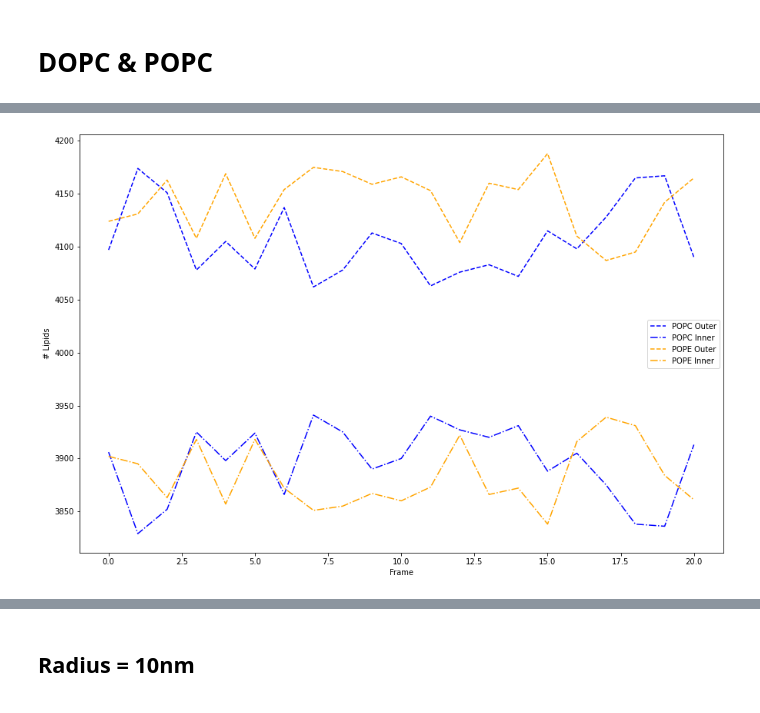
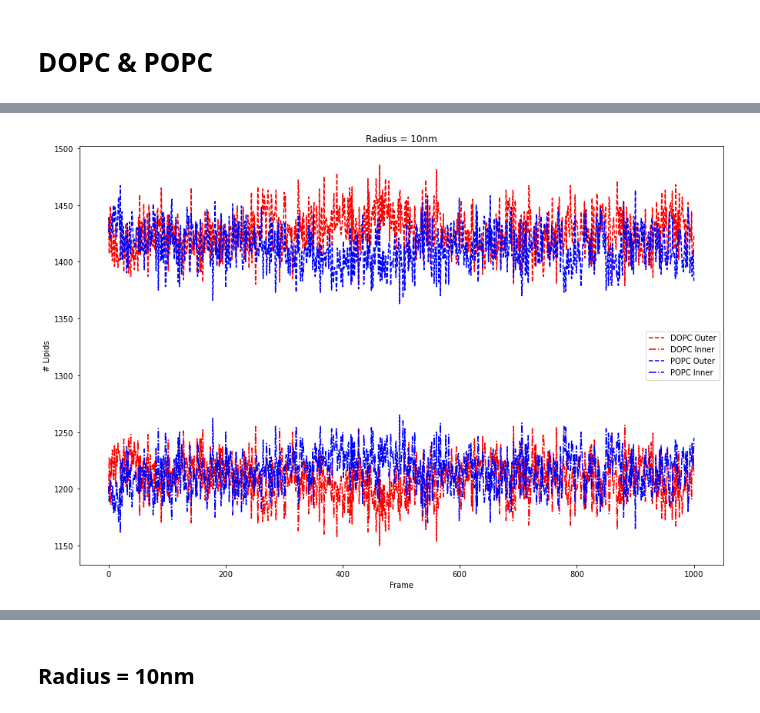
Before and after one commit to MoMS-MMSB/lipid_sorting, a Jupyter notebook: Sample Systems Analysis.ipynb, the cells around one changed output, grey strips where cells are left out. Cells and saved outputs as stored; diff of their text form; code cells hidden in the pictures.

Commit message:
figure generation for renders.

```diff
--- a/Sample Systems Analysis.ipynb
+++ b/Sample Systems Analysis.ipynb
@@ -12,11 +12,11 @@ plt.rcParams['figure.figsize'] = [15, 10]
 # %%
 colours = {"DOPC": "red",
            "POPC": "blue",
-           "POPE": "orange"}
+           "POPE": "green"}
 # %% [markdown]
 # DOPC & POPC
 # %%
-results = "/data2/jackson/lipid_sorting/lipid_sorting_in_tubules/example_results/"
+results = "example_results/"
 
 DOPC_POPC_10 = results + "DOPC_POPC_10.csv"
 
@@ -52,4 +32,4 @@ modules.csv_to_plot(POPC_POPE_20, ["POPC", "POPE"], colours=colours)
-# %%
-modules.csv_to_plot(POPC_POPE_30, ["POPC", "POPE"], colours=colours)
-# %% [output]
-[figure, removed]
+# %%
+modules.csv_to_plot(DOPC_POPC_10, ["DOPC", "POPC"], rolling=1, title="Radius = 10nm", colours=colours)
+# %% [output]
+[figure, added]
```
Also changed, not shown: parts of 10 cells of this notebook, 43 other files.
